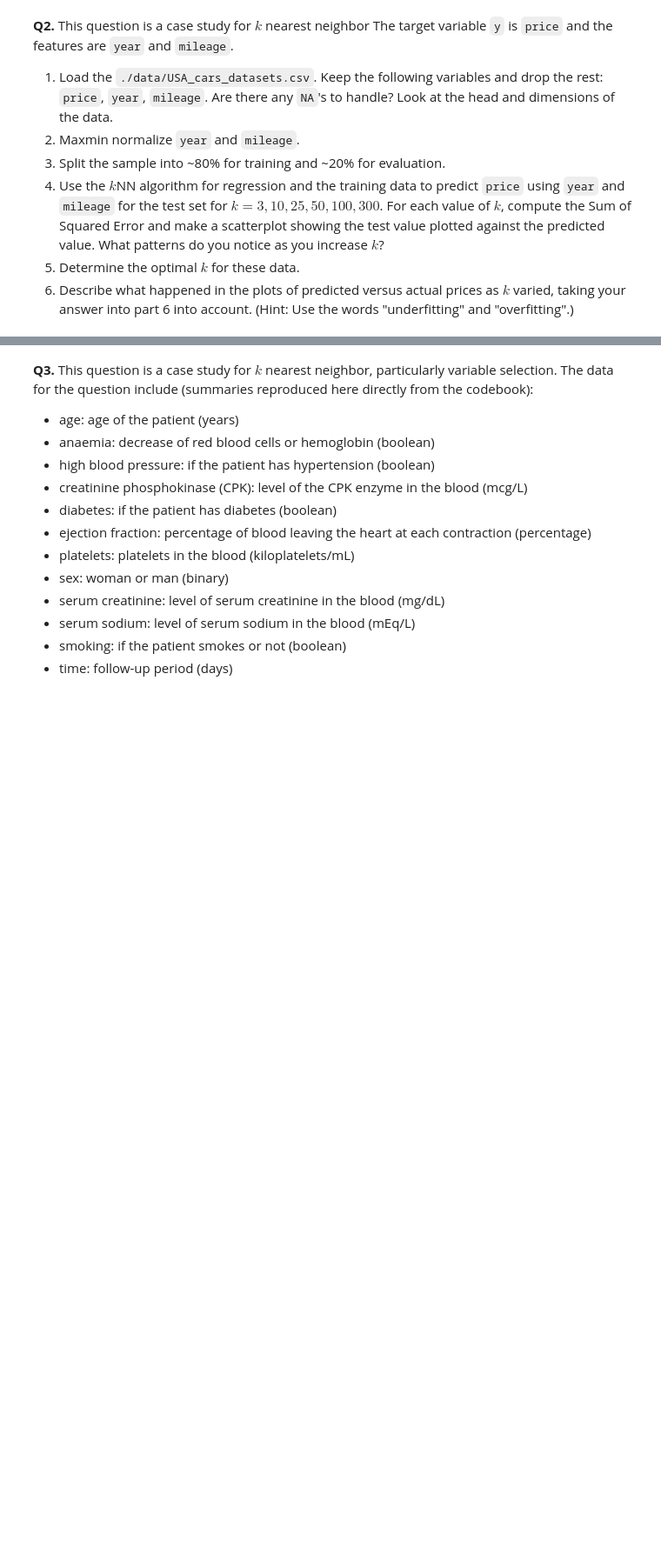
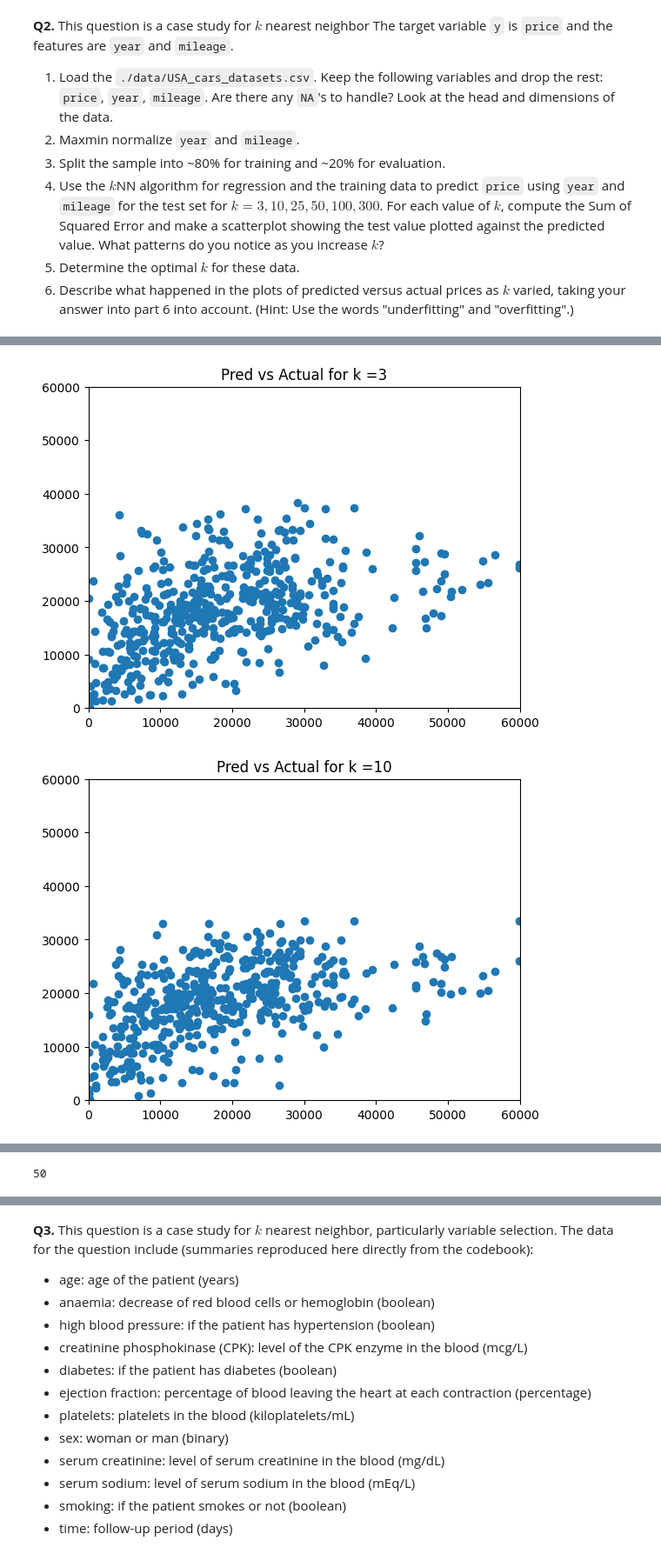
Before and after one commit to BryantRChow/DS_3001_Assignment_3, a Jupyter notebook: assignment_knn_and_kmc.ipynb, the cells around one changed output, grey strips where cells are left out. Shown at 87% size. Cells and saved outputs as stored; diff of their text form; code cells hidden in the pictures; blank space fills up the shorter version.

```diff
--- a/assignment_knn_and_kmc.ipynb
+++ b/assignment_knn_and_kmc.ipynb
@@ -164,0 +179,5 @@ The model predicts 77/97 correctly for women for about a 79 percent accuracy. Fo
+# %%
+missing_values = 0
+for i in df.columns:
+  missing_values += df[i].isna().sum()
+print("Number of missing values:", missing_values)
@@ -164,0 +186,10 @@ The model predicts 77/97 correctly for women for about a 79 percent accuracy. Fo
+# %%
+# 2.2
+X = df[['year', 'mileage']]
+y = df['price']
+# %%
+def maxmin(x): # Maxmin normalization function
+  x = (x-min(x))/(max(x)-min(x))
+  return x
+X = X.apply(maxmin) # Apply maxmin normalization function to all columns of X
+X.describe()
@@ -164,0 +206,37 @@ The model predicts 77/97 correctly for women for about a 79 percent accuracy. Fo
+# %%
+# 2.3
+from sklearn.model_selection import train_test_split
+X_train, X_test, y_train, y_test = train_test_split(X,y,test_size=.2,random_state=10)
+# %%
+# 2.4
+import numpy as np
+import matplotlib.pyplot as plt
+from sklearn.neighbors import KNeighborsRegressor # Import the kNN classifier tool
+# Determine the optimal k:
+k_bar = 6
+k_grid = [3,10,25,50,100,300] # The range of k's to consider
+SSE = np.zeros(k_bar) # Object to save the Sum of Squared Error
+for i in range(k_bar):
+  k = k_grid[i]
+  model = KNeighborsRegressor(n_neighbors=k+1) # Create a sk model for k
+  fitted_model = model.fit(X_train,y_train) # Train the model on our data
+  y_hat = fitted_model.predict(X_test) # Predict values for test set
+  SSE[i] = np.sum( (y_test-y_hat)**2 ) # Save the computed SSE
+  plt.scatter(y_test,y_hat)
+  plt.title("Pred vs Actual for k =" + str(k))
+  plt.xlim([0,60000])
+  plt.ylim([0,60000])
+  plt.show()
+SSE_min = np.min(SSE) # Lowest recorded SSE
+min_index = np.where(SSE==SSE_min)[0][0] # Find the indices of y that equal the minimum
+k_star = k_grid[min_index] # Find the optimal value of k
+print(k_star)
+plt.plot(k_grid,SSE,label='Test') # Plot SSE by k
+plt.xlabel("k")
+plt.ylabel("SSE")
+plt.legend(loc='lower right')
+plt.title('SSE')
+plt.show()
+# %% [output]
+[figure, added]
+[figure, added]
@@ -164,0 +247 @@ The model predicts 77/97 correctly for women for about a 79 percent accuracy. Fo
+50
```
Also changed, not shown: parts of 7 cells of this notebook.
